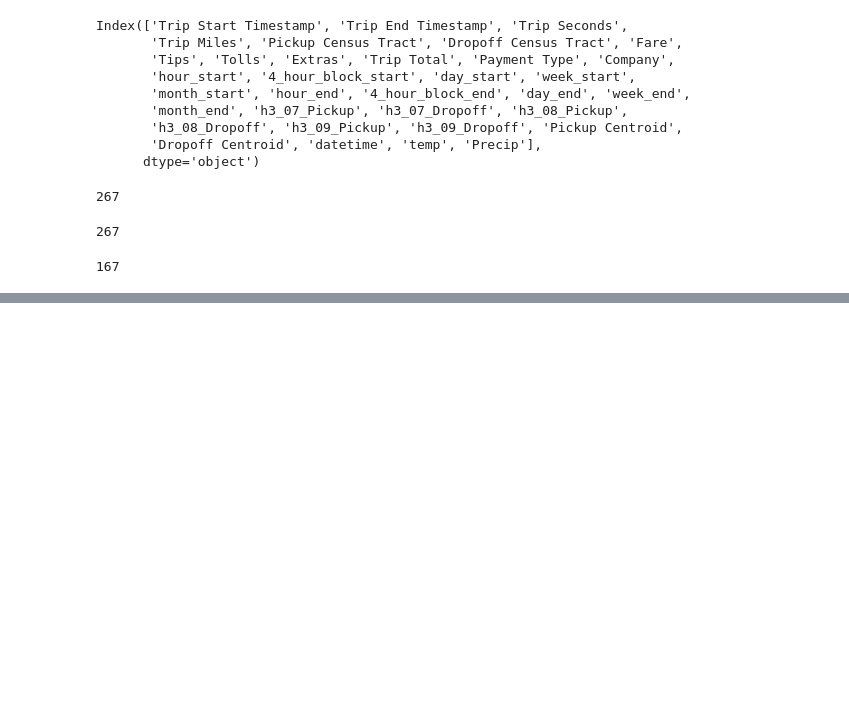
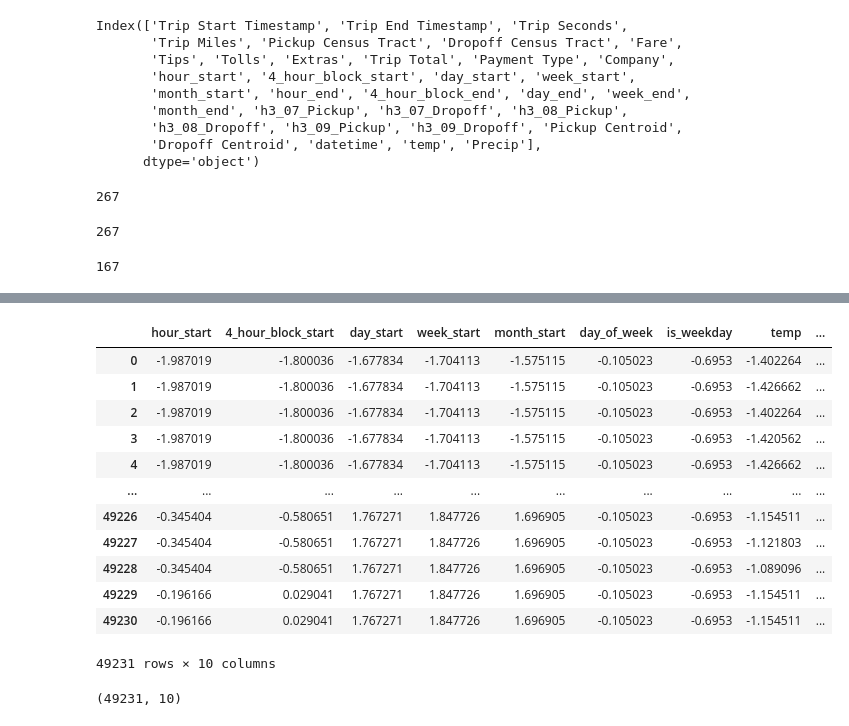
Before and after one commit to Jerematix/aaa, a Jupyter notebook: notebooks/4_predictive_analysis/01_SVM.ipynb, the cells around one changed output, grey strips where cells are left out. Drawn from its saved outputs; the diff is of its cells as text; code cells hidden in the pictures; blank space fills up the shorter version.

Commit message:
update SVM preprocessing

```diff
--- a/notebooks/4_predictive_analysis/01_SVM.ipynb
+++ b/notebooks/4_predictive_analysis/01_SVM.ipynb
@@ -85,0 +91,3 @@ trips_c.groupby(["datetime_start_floored", "h3_07_Pickup", "h3_07_Dropoff"]).siz
+# %%
+features_df = trips_c[["datetime_start_floored", "h3_07_Pickup"] + time_related_columns + wheather_related_columns].groupby(["datetime_start_floored", "h3_07_Pickup"]).mean()
+features_df
@@ -85,0 +109,3 @@ trips_c.groupby(["datetime_start_floored", "h3_07_Pickup", "h3_07_Dropoff"]).siz
+# %%
+demand_feat_df = features_df.merge(demand_df, left_index=True, right_index=True)
+demand_feat_df
@@ -85,0 +127,6 @@ trips_c.groupby(["datetime_start_floored", "h3_07_Pickup", "h3_07_Dropoff"]).siz
+# %%
+# move to preprocessing???
+
+demand_feat_df["day_of_week"] = demand_feat_df.index.get_level_values(0).dayofweek
+demand_feat_df["is_weekday"] = demand_feat_df["day_of_week"] >= 5
+demand_feat_df
@@ -85,0 +148,4 @@ trips_c.groupby(["datetime_start_floored", "h3_07_Pickup", "h3_07_Dropoff"]).siz
+# %%
+demand_feat_df["datetime_start_floored"] = demand_feat_df.index.get_level_values(0)
+demand_feat_df["h3_07_Pickup"] = demand_feat_df.index.get_level_values(1)
+demand_feat_df
@@ -85,0 +167,23 @@ trips_c.groupby(["datetime_start_floored", "h3_07_Pickup", "h3_07_Dropoff"]).siz
+# %%
+scaler = StandardScaler()
+scaled_df = pd.DataFrame()
+scaled_df[[ 'hour_start' ,"4_hour_block_start", "day_start", "week_start", "month_start", "day_of_week", "is_weekday", "temp", "Precip", "demand"]] = scaler.fit_transform(demand_feat_df[[ 'hour_start' ,"4_hour_block_start", "day_start", "week_start", "month_start", "day_of_week", "is_weekday", "temp", "Precip", "demand"]])
+scaled_df
+# %% [output]
+|  | hour_start | 4_hour_block_start | day_start | week_start | month_start | day_of_week | is_weekday | temp | ... |
+| 0 | -1.987019 | -1.800036 | -1.677834 | -1.704113 | -1.575115 | -0.105023 | -0.6953 | -1.402264 | ... |
+| 1 | -1.987019 | -1.800036 | -1.677834 | -1.704113 | -1.575115 | -0.105023 | -0.6953 | -1.426662 | ... |
+| 2 | -1.987019 | -1.800036 | -1.677834 | -1.704113 | -1.575115 | -0.105023 | -0.6953 | -1.402264 | ... |
+| 3 | -1.987019 | -1.800036 | -1.677834 | -1.704113 | -1.575115 | -0.105023 | -0.6953 | -1.420562 | ... |
+| 4 | -1.987019 | -1.800036 | -1.677834 | -1.704113 | -1.575115 | -0.105023 | -0.6953 | -1.426662 | ... |
+| ... | ... | ... | ... | ... | ... | ... | ... | ... | ... |
+| 49226 | -0.345404 | -0.580651 | 1.767271 | 1.847726 | 1.696905 | -0.105023 | -0.6953 | -1.154511 | ... |
+| 49227 | -0.345404 | -0.580651 | 1.767271 | 1.847726 | 1.696905 | -0.105023 | -0.6953 | -1.121803 | ... |
+| 49228 | -0.345404 | -0.580651 | 1.767271 | 1.847726 | 1.696905 | -0.105023 | -0.6953 | -1.089096 | ... |
+| 49229 | -0.196166 | 0.029041 | 1.767271 | 1.847726 | 1.696905 | -0.105023 | -0.6953 | -1.154511 | ... |
+| 49230 | -0.196166 | 0.029041 | 1.767271 | 1.847726 | 1.696905 | -0.105023 | -0.6953 | -1.154511 | ... |
+49231 rows × 10 columns
+# %%
+scaled_df.shape
+# %% [output]
+(49231, 10)
```
Also changed, not shown: parts of 7 cells of this notebook, 1 other file.
